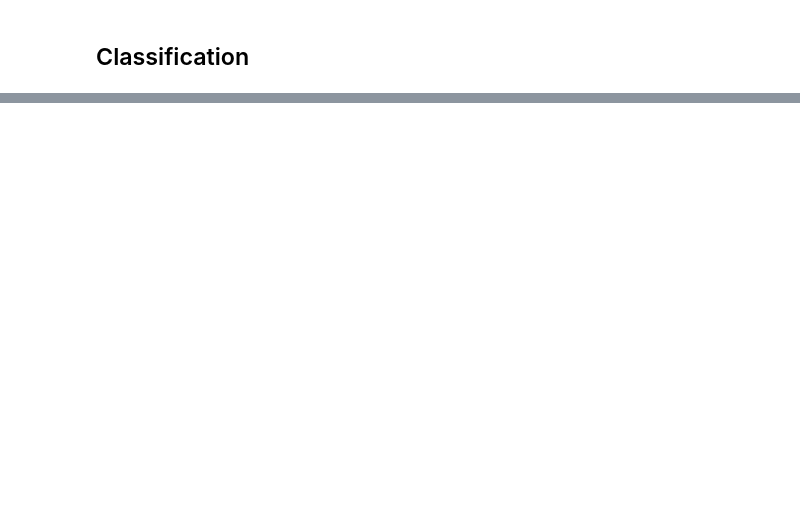
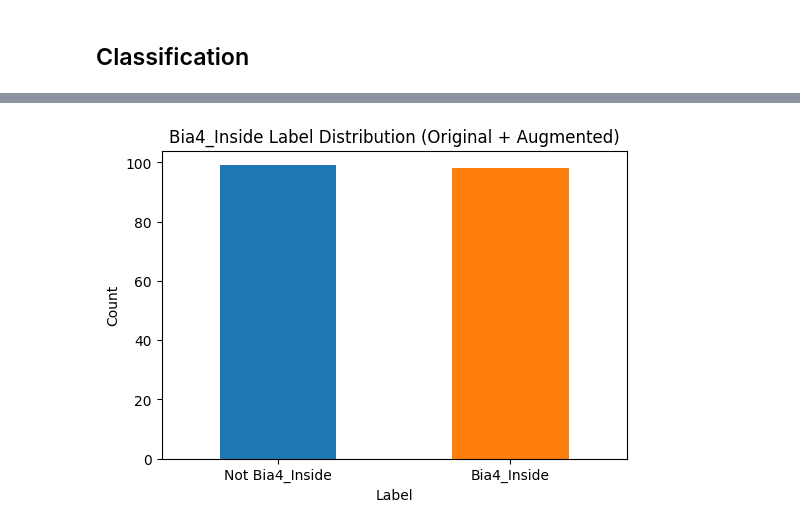
Before and after one commit to NguyenDuyCuong/Learning, a Jupyter notebook: machine-learning/playground/fastai-classification.ipynb, the cells around one changed output, grey strips where cells are left out. Cells and saved outputs as stored; diff of their text form; code cells hidden in the pictures; blank space fills up the shorter version.

```diff
--- a/machine-learning/playground/fastai-classification.ipynb
+++ b/machine-learning/playground/fastai-classification.ipynb
@@ -29,0 +242,99 @@ print(f'Prediction: {pred}; Probability: {probs[pred_idx]:.04f}')
+# %%
+from fastai.vision.all import *
+import json
+import pandas as pd
+import matplotlib.pyplot as plt
+from pathlib import Path
+
+# Load original COCO JSON
+with open('/content/All-Coco-3.json') as f:
+    coco_data = json.load(f)
+
+# Load augmented JSON if it exists
+aug_json_path = '/content/augmented/augmented_coco.json'
+aug_coco_data = {"images": [], "annotations": []}
+if Path(aug_json_path).exists():
+    with open(aug_json_path) as f:
+        aug_coco_data = json.load(f)
+
+# Combine datasets
+combined_images = coco_data['images'] + aug_coco_data['images']
+combined_annotations = coco_data['annotations'] + aug_coco_data['annotations']
+categories = {cat['id']: cat['name'] for cat in coco_data['categories']}
+
+# 1. Dataset Statistics
+num_images = len(combined_images)
+num_annotations = len(combined_annotations)
+bia4_inside_count = sum(1 for ann in combined_annotations if ann['category_id'] == 3)
+
+print(f"Images: {num_images}")
+print(f"Annotations: {num_annotations}")
+print(f"Bia4_Inside annotations: {bia4_inside_count}")
+print("Categories:", categories)
+
+# 2. Label DataFrame with file existence check
+data = []
+missing_files = []
+for img in combined_images:
+    img_id = img['id']
+    # Set path based on whether it's an augmented image
+    img_path = f"/content/augmented/{img['file_name']}" if img['file_name'].startswith('aug_') else f"/content/{img['file_name']}"
+    # Check if file exists
+    if not Path(img_path).exists():
+        missing_files.append(img_path)
+        continue
+    img_center = (img['width'] / 2, img['height'] / 2)
+    label = False
+    for ann in combined_annotations:
+        if ann['image_id'] == img_id and ann['category_id'] == 3:
+            x_min, y_min, width, height = ann['bbox']
+            if x_min <= img_center[0] <= x_min + width and y_min <= img_center[1] <= y_min + height:
+                label = True
+                break
+    data.append([img_path, label])
+
+# Report missing files
+if missing_files:
+    print(f"\nWarning: {len(missing_files)} files not found:")
+    for f in missing_files[:5]:  # Show up to 5 for brevity
+        print(f"  {f}")
+else:
+    print("\nAll image files found.")
+
+# Create DataFrame
+df = pd.DataFrame(data, columns=['image_path', 'label'])
+
+# 3. Label Distribution
+label_counts = df['label'].value_counts()
+print("\nLabel distribution:")
+print(label_counts)
+
+# Plot label distribution
+plt.figure(figsize=(6, 4))
+label_counts.plot(kind='bar', color=['#1f77b4', '#ff7f0e'])
+plt.title('Bia4_Inside Label Distribution (Original + Augmented)')
+plt.xlabel('Label')
+plt.ylabel('Count')
+plt.xticks([0, 1], ['Not Bia4_Inside', 'Bia4_Inside'], rotation=0)
+plt.show()
+
+# 4. Image Size Analysis
+image_sizes = [(img['width'], img['height']) for img in combined_images if Path(f"/content/augmented/{img['file_name']}" if img['file_name'].startswith('aug_') else f"/content/{img['file_name']}").exists()]
+widths, heights = zip(*image_sizes)
+print(f"\nImage size stats:")
+print(f"Width range: {min(widths)} - {max(widths)}")
+print(f"Height range: {min(heights)} - {max(heights)}")
+
+# 5. Visualize Sample Images with FastAI
+batch_tfms = aug_transforms(mult=1.5, max_rotate=15, max_zoom=1.1, max_warp=0.1)
+dblock = DataBlock(
+    blocks=(ImageBlock, CategoryBlock),
+    get_x=ColReader('image_path'),
+    get_y=ColReader('label'),
+    splitter=RandomSplitter(valid_pct=0.2, seed=42),
+    item_tfms=Resize(224),
+    batch_tfms=batch_tfms
+)
+dls = dblock.dataloaders(df, bs=32)
+dls.show_batch(max_n=4, figsize=(10, 5))
+# %% [output]
@@ -29,0 +353 @@ print(f'Prediction: {pred}; Probability: {probs[pred_idx]:.04f}')
+[figure, added]
```
Also changed, not shown: parts of 23 cells of this notebook.
